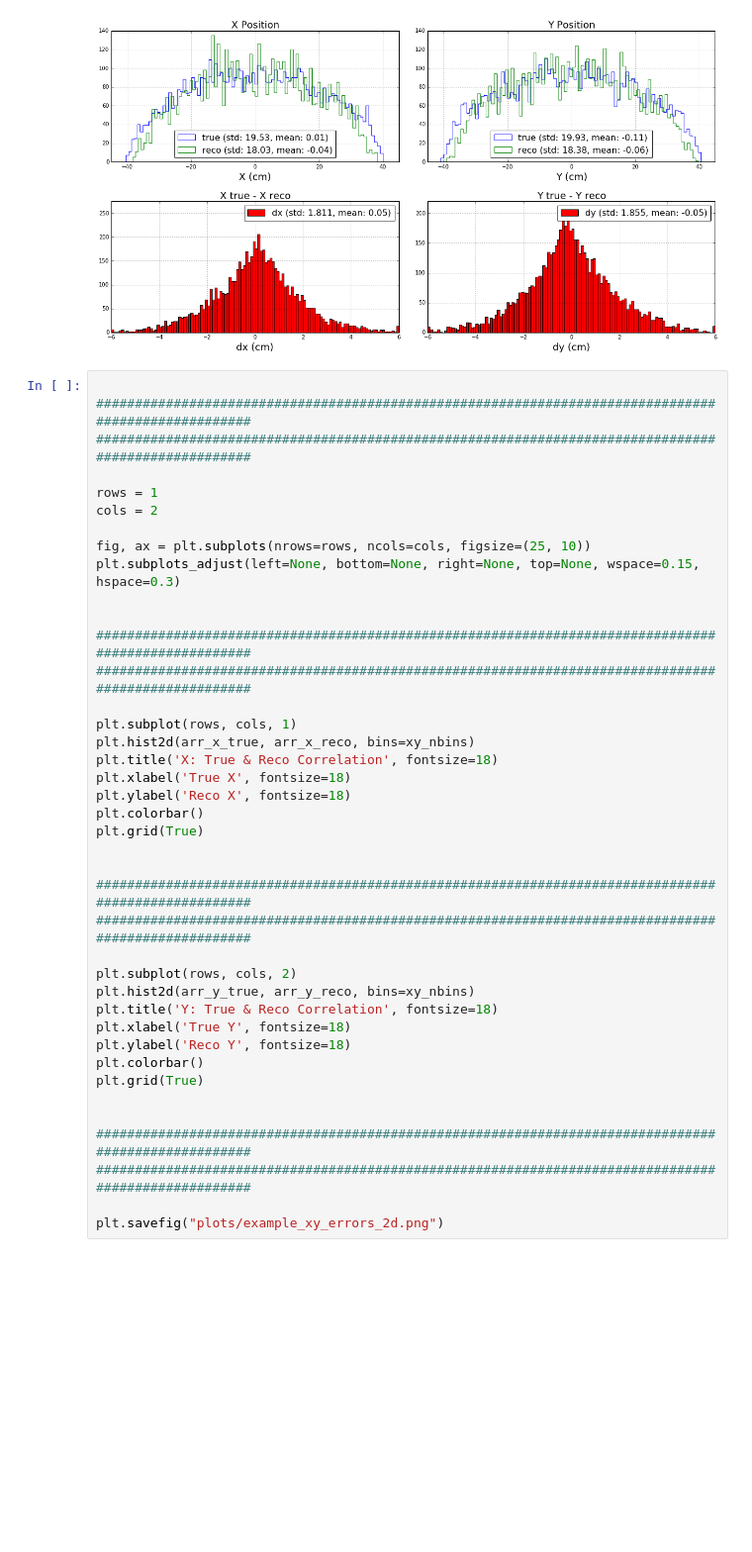
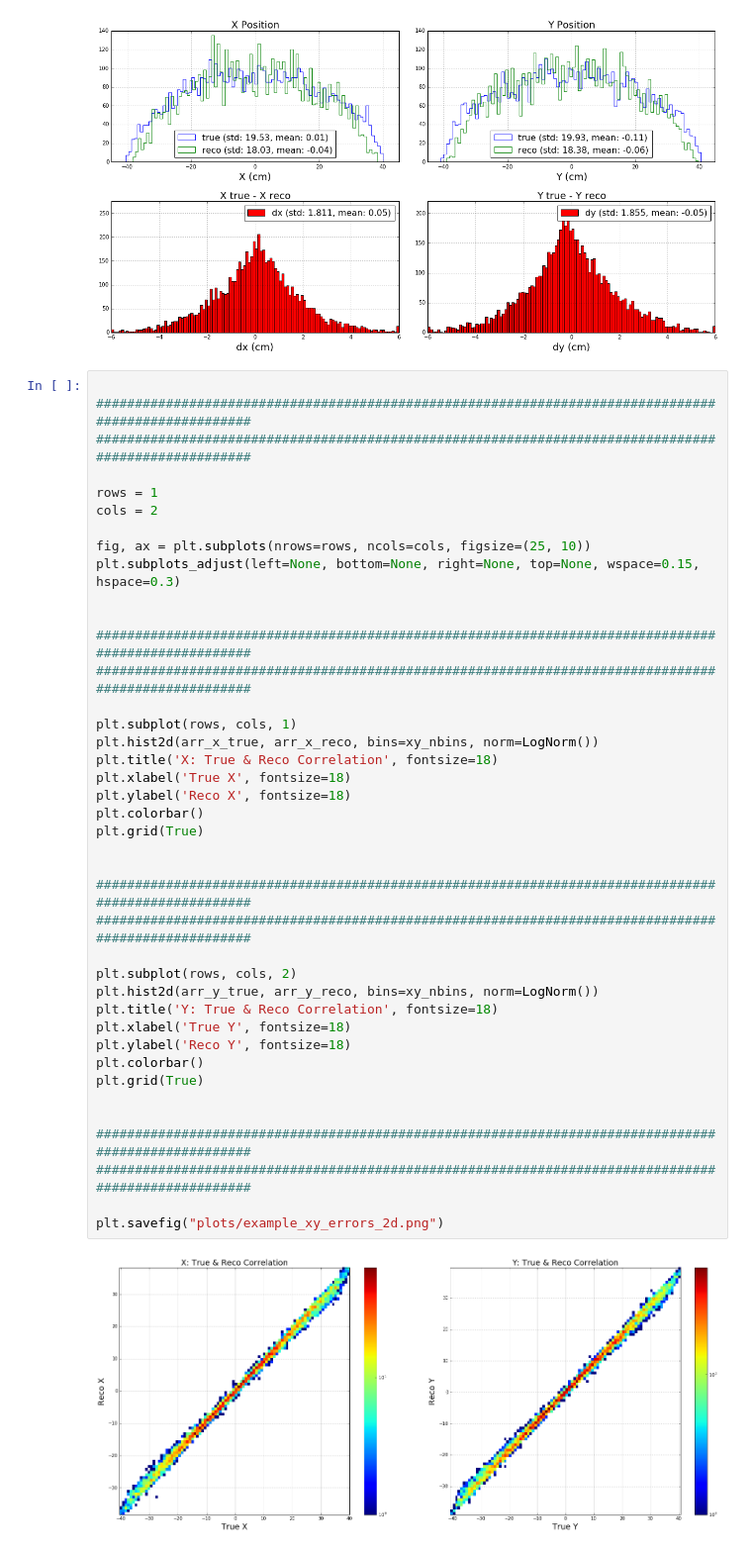
Before and after one commit to dbarg/helsinki_stockholm_collaboration, a Jupyter notebook: example.ipynb, the cells around one changed output. Shown at 99% size. Cells and saved outputs as stored; diff of their text form; blank space fills up the shorter version.

```diff
--- a/example.ipynb
+++ b/example.ipynb
@@ -267,32 +267,34 @@ cols = 2
 fig, ax = plt.subplots(nrows=rows, ncols=cols, figsize=(25, 10))
 plt.subplots_adjust(left=None, bottom=None, right=None, top=None, wspace=0.15, hspace=0.3)
 
 
 ####################################################################################################
 ####################################################################################################
 
 plt.subplot(rows, cols, 1)
-plt.hist2d(arr_x_true, arr_x_reco, bins=xy_nbins)
+plt.hist2d(arr_x_true, arr_x_reco, bins=xy_nbins, norm=LogNorm())
 plt.title('X: True & Reco Correlation', fontsize=18)
 plt.xlabel('True X', fontsize=18)
 plt.ylabel('Reco X', fontsize=18)
 plt.colorbar()
 plt.grid(True)
 
 
 ####################################################################################################
 ####################################################################################################
 
 plt.subplot(rows, cols, 2)
-plt.hist2d(arr_y_true, arr_y_reco, bins=xy_nbins)
+plt.hist2d(arr_y_true, arr_y_reco, bins=xy_nbins, norm=LogNorm())
 plt.title('Y: True & Reco Correlation', fontsize=18)
 plt.xlabel('True Y', fontsize=18)
 plt.ylabel('Reco Y', fontsize=18)
 plt.colorbar()
 plt.grid(True)
 
 
 ####################################################################################################
 ####################################################################################################
 
 plt.savefig("plots/example_xy_errors_2d.png")
+# %% [output]
+[figure, added]
```
Also changed, not shown: 1 other file.
